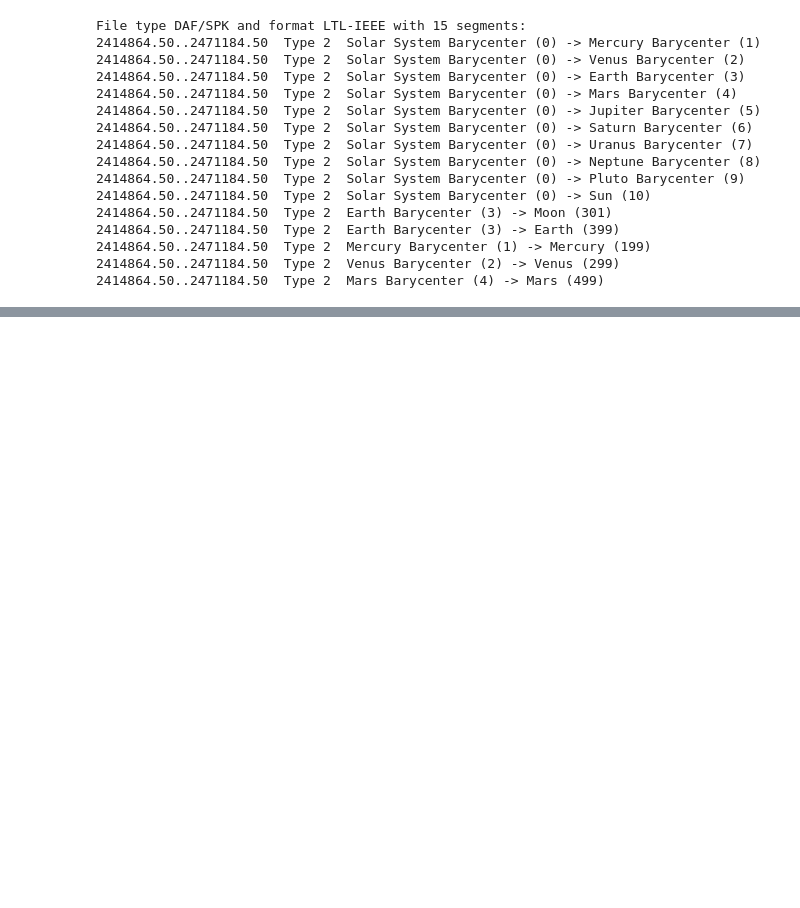
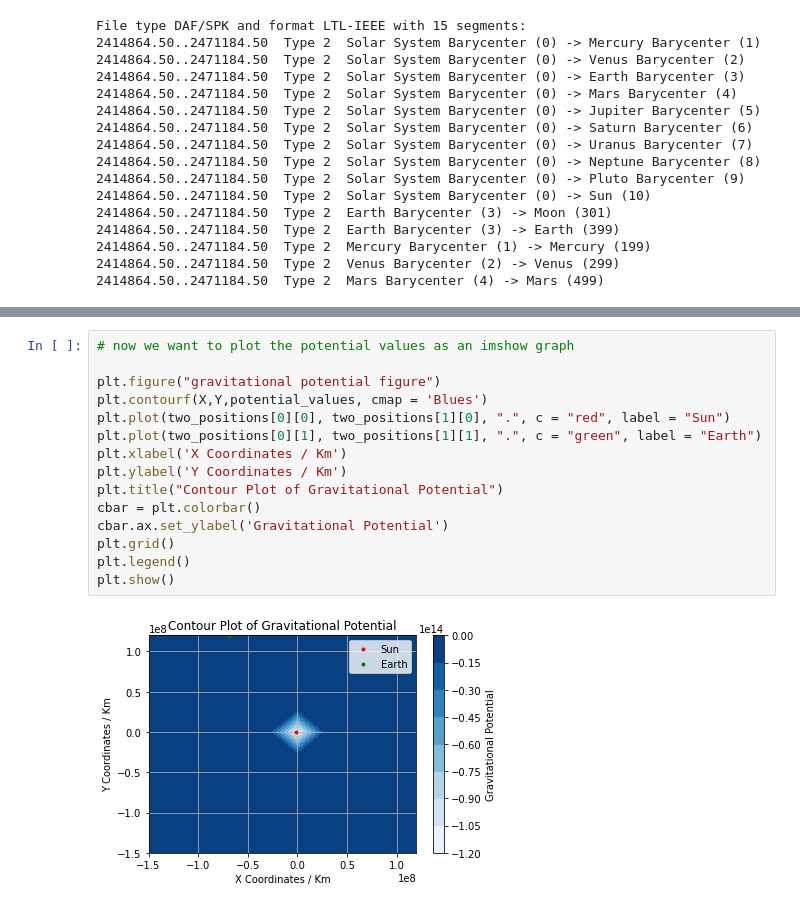
Before and after one commit to suannlim/msci_spaceclocks, a Jupyter notebook: ephemeris.ipynb, the cells around one changed output, grey strips where cells are left out. Saved outputs shown, nothing was run; the diff lists cells and outputs as text; blank space fills up the shorter version.

```diff
--- a/ephemeris.ipynb
+++ b/ephemeris.ipynb
@@ -59,0 +223,17 @@ the velocity as this point is
+# %%
+# now we want to plot the potential values as an imshow graph
+
+plt.figure("gravitational potential figure")
+plt.contourf(X,Y,potential_values, cmap = 'Blues')
+plt.plot(two_positions[0][0], two_positions[1][0], ".", c = "red", label = "Sun")
+plt.plot(two_positions[0][1], two_positions[1][1], ".", c = "green", label = "Earth")
+plt.xlabel('X Coordinates / Km')
+plt.ylabel('Y Coordinates / Km')
+plt.title("Contour Plot of Gravitational Potential")
+cbar = plt.colorbar()
+cbar.ax.set_ylabel('Gravitational Potential')
+plt.grid()
+plt.legend()
+plt.show()
+# %% [output]
+[figure, added]
```
Also changed, not shown: parts of 8 cells of this notebook, 1 other file.
